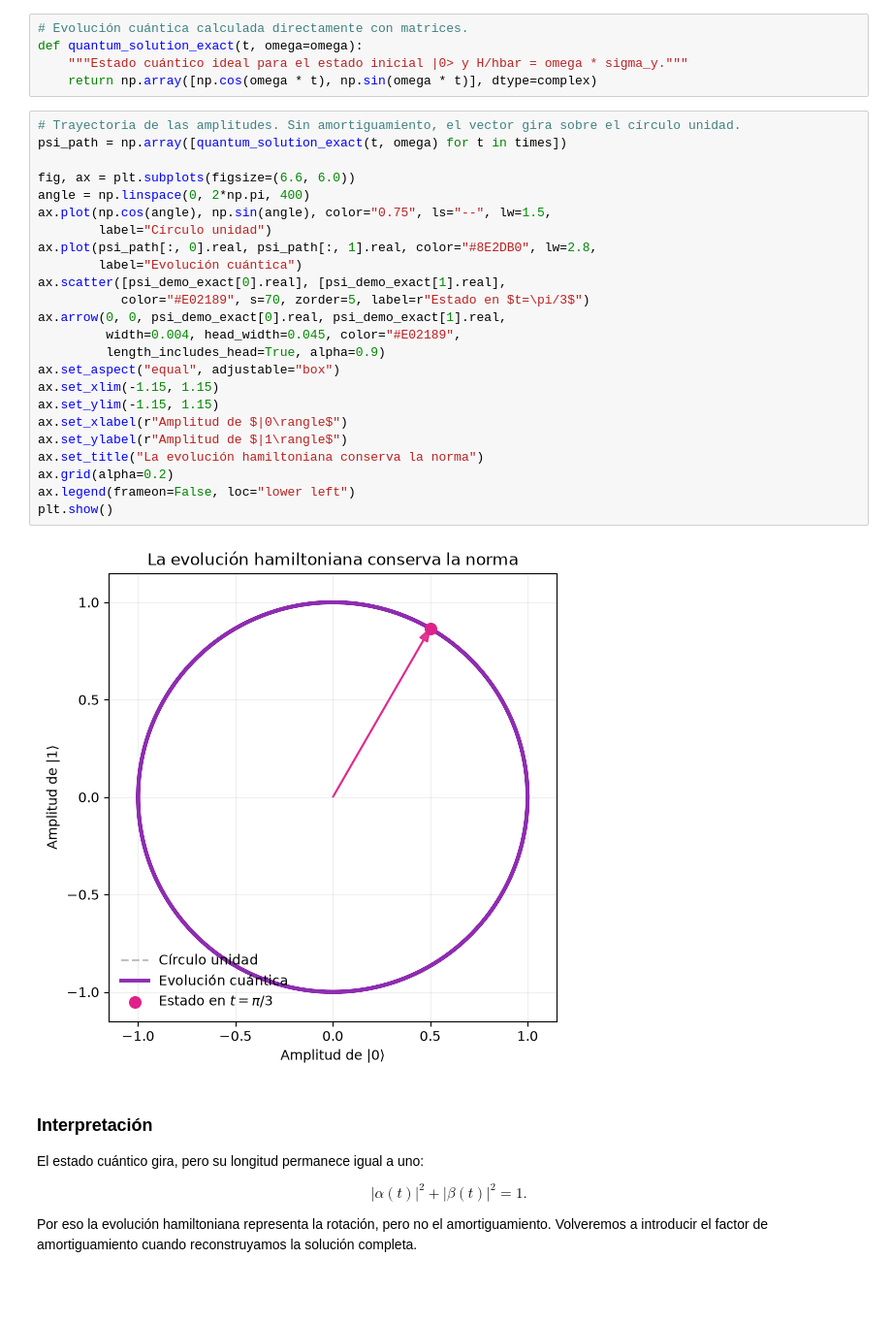
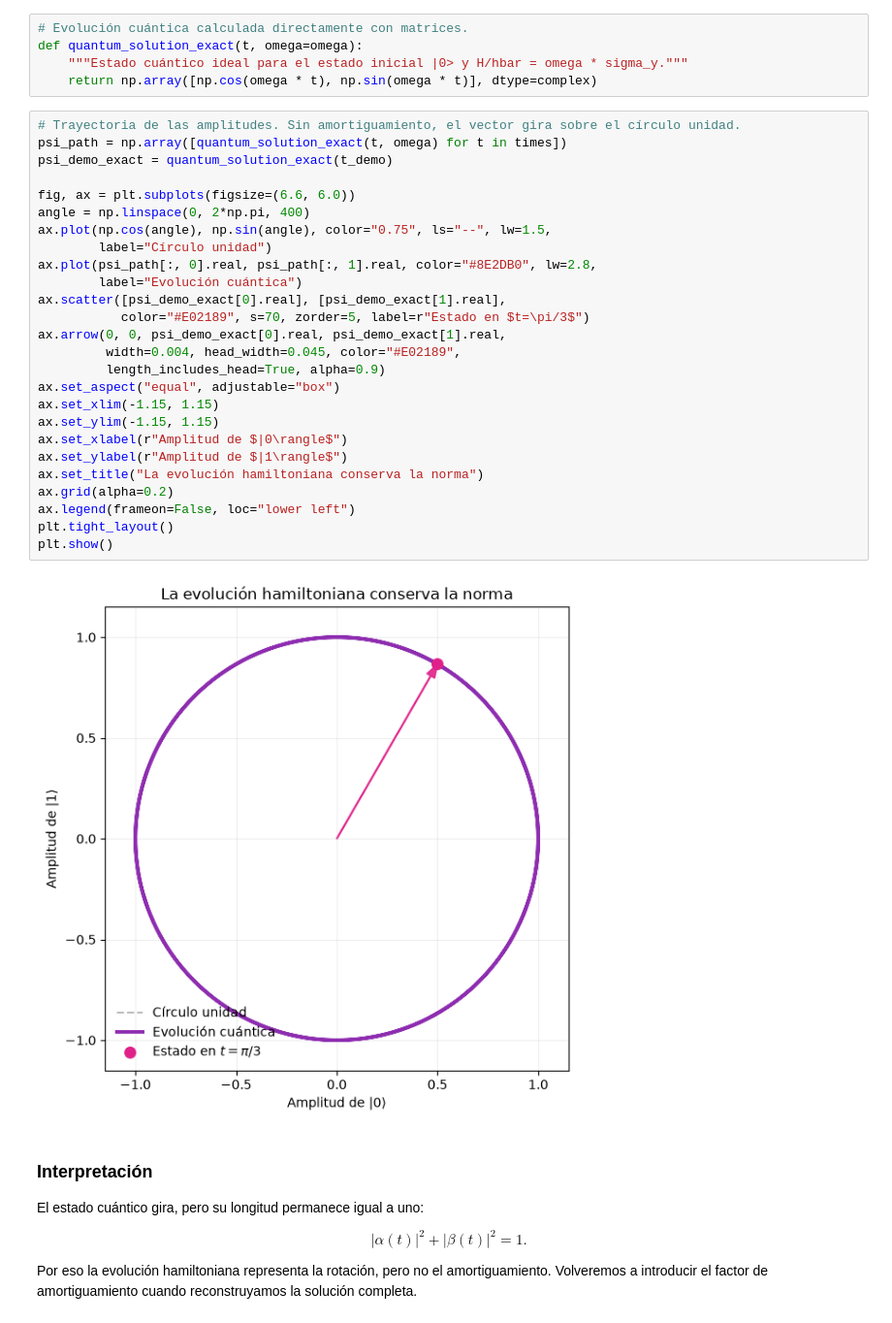
Before and after one commit to nacedob/QuantumDifferentialEquations, a Jupyter notebook: 2- Metodo Cuántico Schrodingerization.ipynb, the cells around one changed output. Shown at 97% size. Drawn from its saved outputs; the diff is of its cells as text; blank space fills up the shorter version.

```diff
--- a/2- Metodo Cuántico Schrodingerization.ipynb
+++ b/2- Metodo Cuántico Schrodingerization.ipynb
@@ -307,29 +307,31 @@ def quantum_solution_exact(t, omega=omega):
 # %%
 # Trayectoria de las amplitudes. Sin amortiguamiento, el vector gira sobre el círculo unidad.
 psi_path = np.array([quantum_solution_exact(t, omega) for t in times])
+psi_demo_exact = quantum_solution_exact(t_demo)
 
 fig, ax = plt.subplots(figsize=(6.6, 6.0))
 angle = np.linspace(0, 2*np.pi, 400)
 ax.plot(np.cos(angle), np.sin(angle), color="0.75", ls="--", lw=1.5,
         label="Círculo unidad")
 ax.plot(psi_path[:, 0].real, psi_path[:, 1].real, color="#8E2DB0", lw=2.8,
         label="Evolución cuántica")
 ax.scatter([psi_demo_exact[0].real], [psi_demo_exact[1].real],
            color="#E02189", s=70, zorder=5, label=r"Estado en $t=\pi/3$")
 ax.arrow(0, 0, psi_demo_exact[0].real, psi_demo_exact[1].real,
          width=0.004, head_width=0.045, color="#E02189",
          length_includes_head=True, alpha=0.9)
 ax.set_aspect("equal", adjustable="box")
 ax.set_xlim(-1.15, 1.15)
 ax.set_ylim(-1.15, 1.15)
 ax.set_xlabel(r"Amplitud de $|0\rangle$")
 ax.set_ylabel(r"Amplitud de $|1\rangle$")
 ax.set_title("La evolución hamiltoniana conserva la norma")
 ax.grid(alpha=0.2)
 ax.legend(frameon=False, loc="lower left")
+plt.tight_layout()
 plt.show()
 # %% [output]
-[figure, old version]
+[figure, new version]
 # %% [markdown]
 ### Interpretación
 
```
Also changed, not shown: parts of 2 cells of this notebook.
